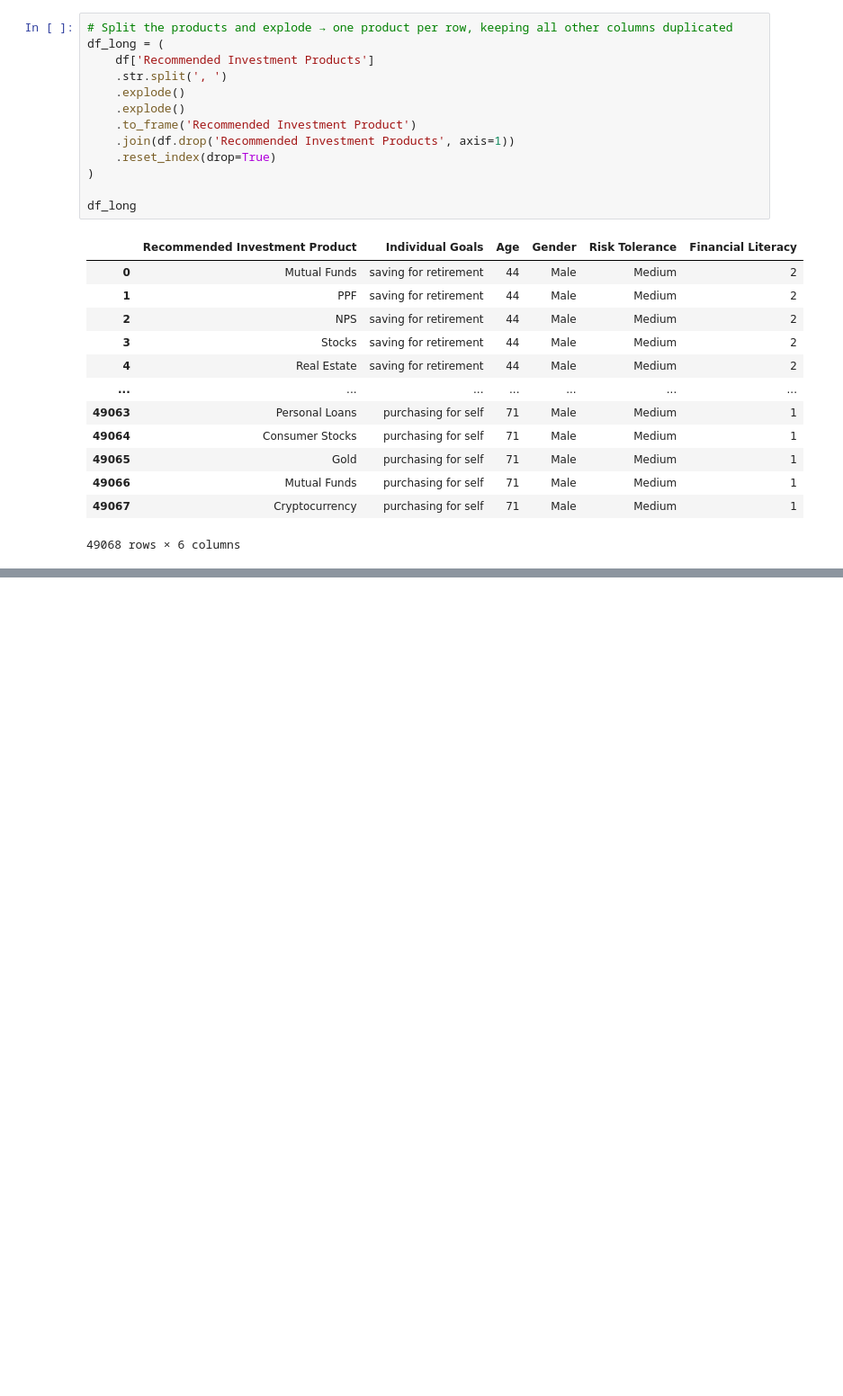
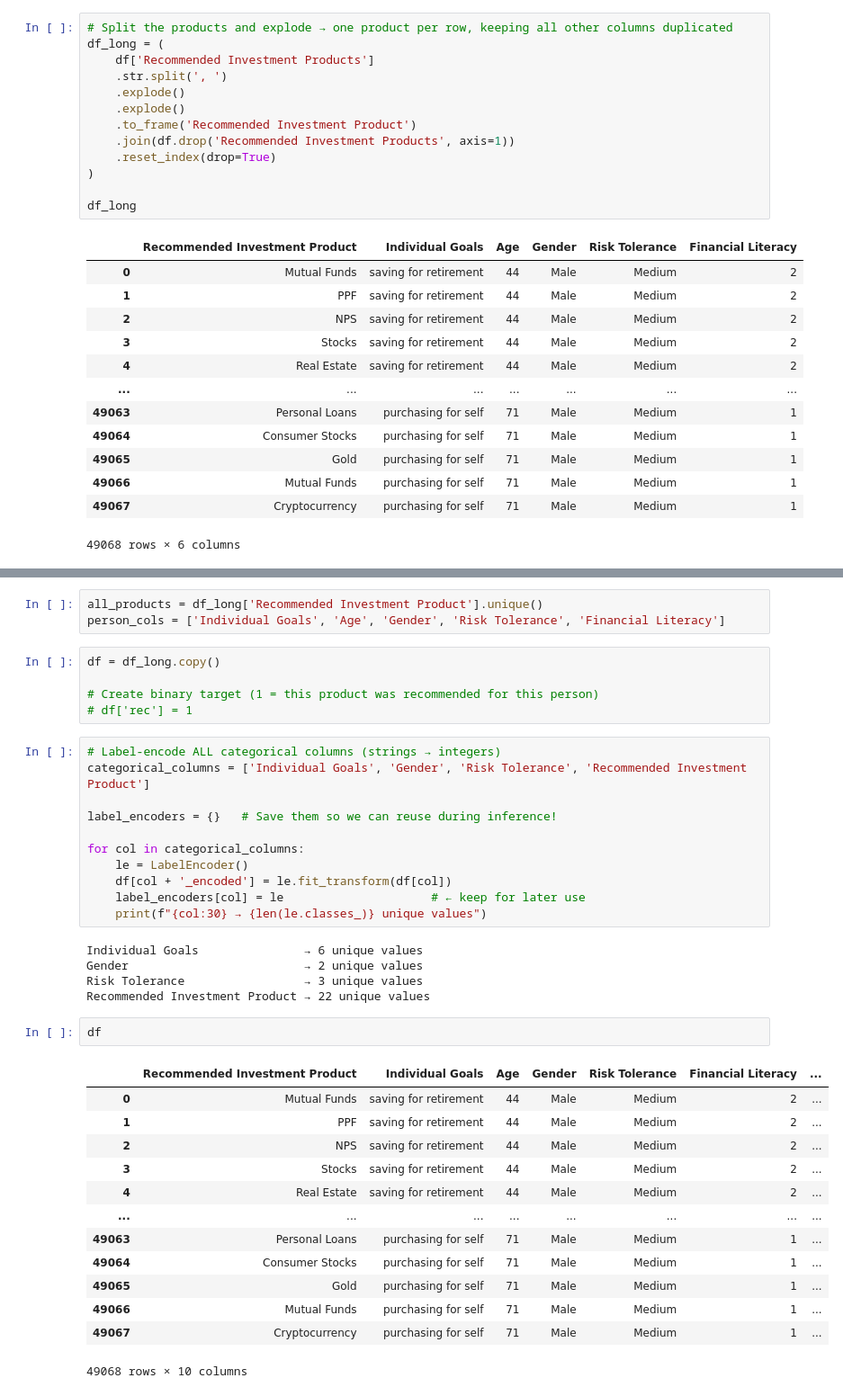
Before and after one commit to michael-099/AI-Powered-Robo-Advisor-for-Investments, a Jupyter notebook: investment_advisor.ipynb, the cells around one changed output, grey strips where cells are left out. Shown at 90% size. Saved outputs shown, nothing was run; the diff lists cells and outputs as text; blank space fills up the shorter version.

```diff
--- a/investment_advisor.ipynb
+++ b/investment_advisor.ipynb
@@ -168,0 +175,40 @@ df_long.shape
+# %%
+all_products = df_long['Recommended Investment Product'].unique()
+person_cols = ['Individual Goals', 'Age', 'Gender', 'Risk Tolerance', 'Financial Literacy']
+# %%
+df = df_long.copy()
+
+# Create binary target (1 = this product was recommended for this person)
+# df['rec'] = 1
+# %%
+# Label-encode ALL categorical columns (strings → integers)
+categorical_columns = ['Individual Goals', 'Gender', 'Risk Tolerance', 'Recommended Investment Product']
+
+label_encoders = {}   # Save them so we can reuse during inference!
+
+for col in categorical_columns:
+    le = LabelEncoder()
+    df[col + '_encoded'] = le.fit_transform(df[col])
+    label_encoders[col] = le                     # ← keep for later use
+    print(f"{col:30} → {len(le.classes_)} unique values")
+# %% [output]
+Individual Goals               → 6 unique values
+Gender                         → 2 unique values
+Risk Tolerance                 → 3 unique values
+Recommended Investment Product → 22 unique values
+# %%
+df
+# %% [output]
+|  | Recommended Investment Product | Individual Goals | Age | Gender | Risk Tolerance | Financial Literacy | ... |
+| 0 | Mutual Funds | saving for retirement | 44 | Male | Medium | 2 | ... |
+| 1 | PPF | saving for retirement | 44 | Male | Medium | 2 | ... |
+| 2 | NPS | saving for retirement | 44 | Male | Medium | 2 | ... |
+| 3 | Stocks | saving for retirement | 44 | Male | Medium | 2 | ... |
+| 4 | Real Estate | saving for retirement | 44 | Male | Medium | 2 | ... |
+| ... | ... | ... | ... | ... | ... | ... | ... |
+| 49063 | Personal Loans | purchasing for self | 71 | Male | Medium | 1 | ... |
+| 49064 | Consumer Stocks | purchasing for self | 71 | Male | Medium | 1 | ... |
+| 49065 | Gold | purchasing for self | 71 | Male | Medium | 1 | ... |
+| 49066 | Mutual Funds | purchasing for self | 71 | Male | Medium | 1 | ... |
+| 49067 | Cryptocurrency | purchasing for self | 71 | Male | Medium | 1 | ... |
+49068 rows × 10 columns
```
Also changed, not shown: parts of 6 cells of this notebook, 7 other files.
